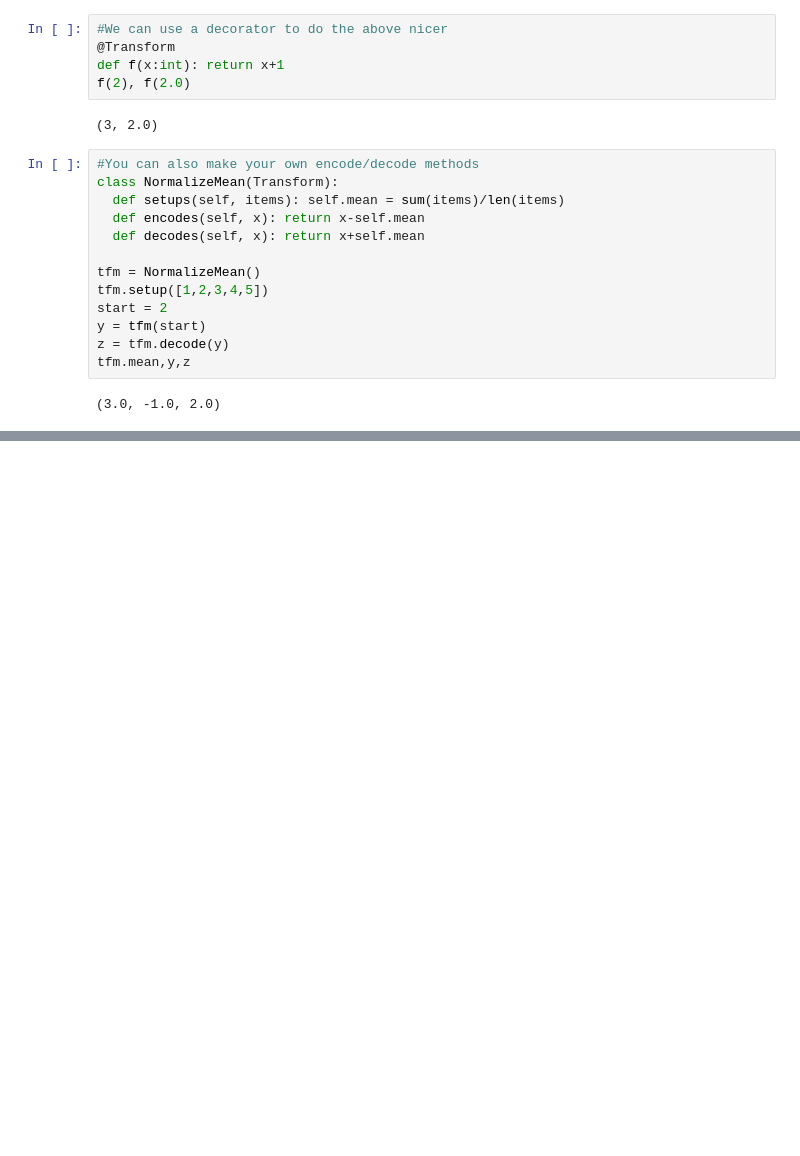
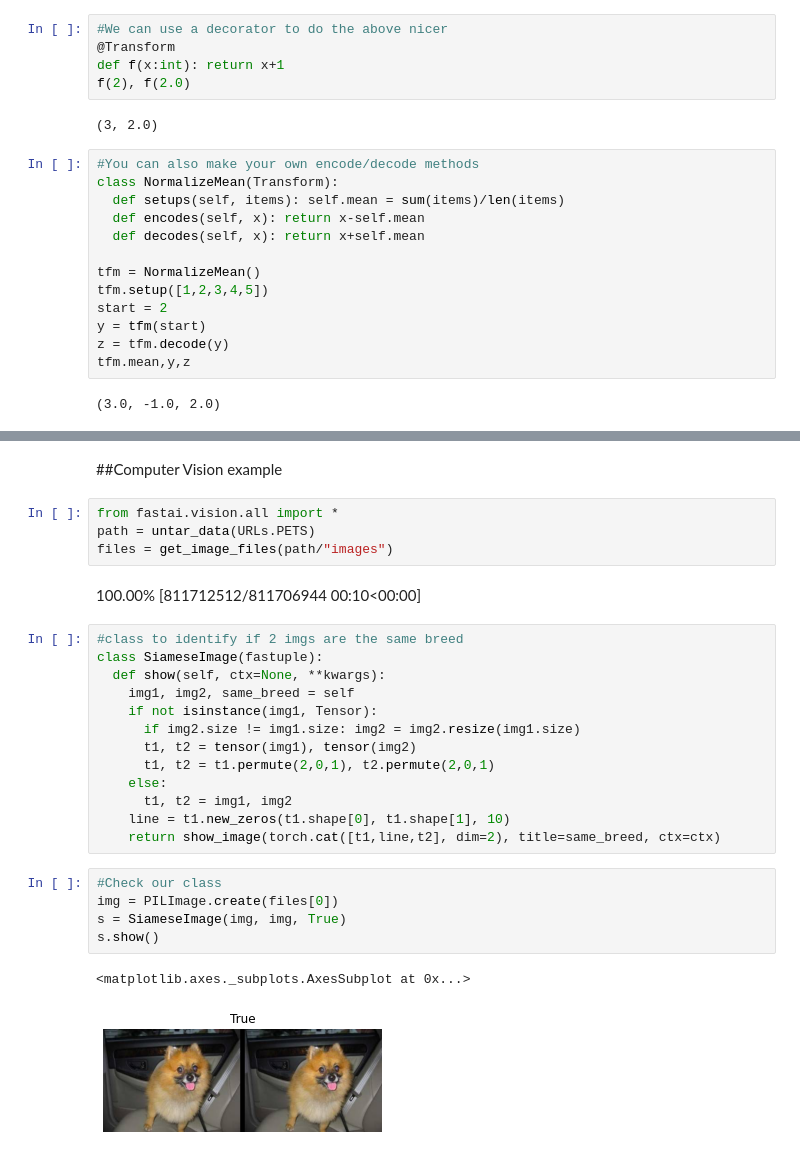
Before and after one commit to steimel60/ML, a Jupyter notebook: DeepLearning/DataMunging.ipynb, the cells around one changed output, grey strips where cells are left out. Saved outputs shown, nothing was run; the diff lists cells and outputs as text; blank space fills up the shorter version.

```diff
--- a/DeepLearning/DataMunging.ipynb
+++ b/DeepLearning/DataMunging.ipynb
@@ -64,0 +89,29 @@ tfm.mean,y,z
+# %% [markdown]
+##Computer Vision example
+# %%
+from fastai.vision.all import *
+path = untar_data(URLs.PETS)
+files = get_image_files(path/"images")
+# %% [output]
+100.00% [811712512/811706944 00:10<00:00]
+# %%
+#class to identify if 2 imgs are the same breed
+class SiameseImage(fastuple):
+  def show(self, ctx=None, **kwargs):
+    img1, img2, same_breed = self
+    if not isinstance(img1, Tensor):
+      if img2.size != img1.size: img2 = img2.resize(img1.size)
+      t1, t2 = tensor(img1), tensor(img2)
+      t1, t2 = t1.permute(2,0,1), t2.permute(2,0,1)
+    else:
+      t1, t2 = img1, img2
+    line = t1.new_zeros(t1.shape[0], t1.shape[1], 10)
+    return show_image(torch.cat([t1,line,t2], dim=2), title=same_breed, ctx=ctx)
+# %%
+#Check our class
+img = PILImage.create(files[0])
+s = SiameseImage(img, img, True)
+s.show()
+# %% [output]
+<matplotlib.axes._subplots.AxesSubplot at 0x...>
+[figure, added]
```
Also changed, not shown: parts of 12 cells of this notebook.
